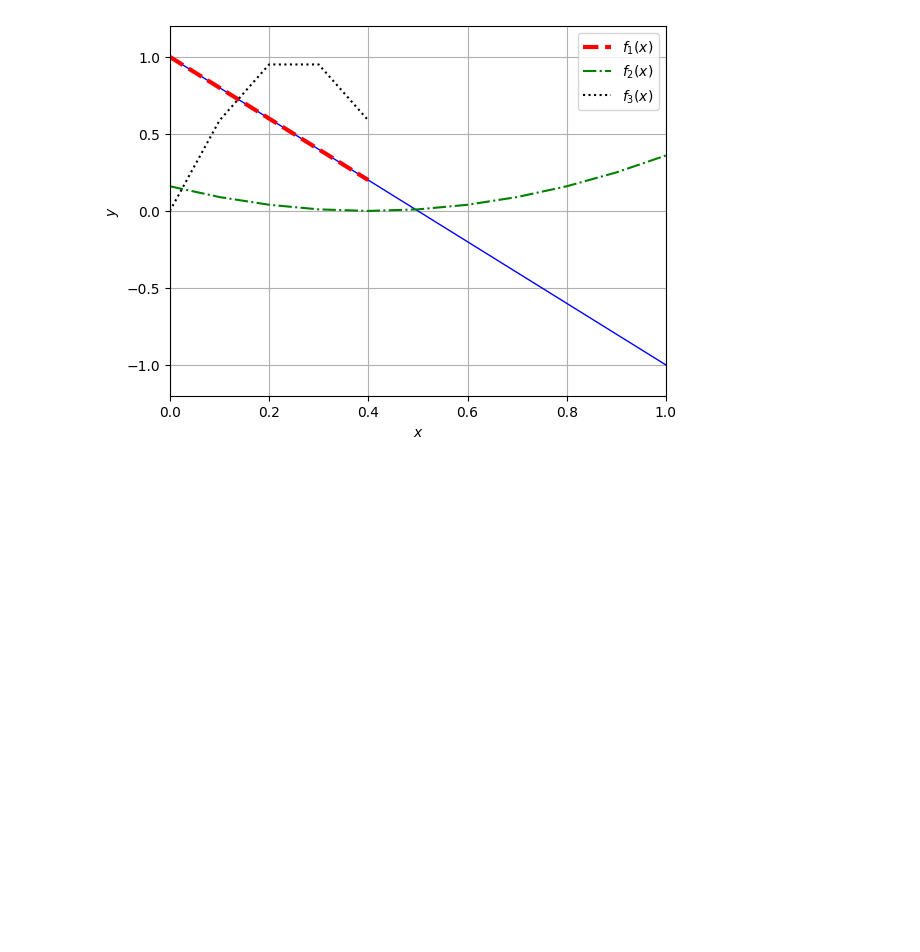
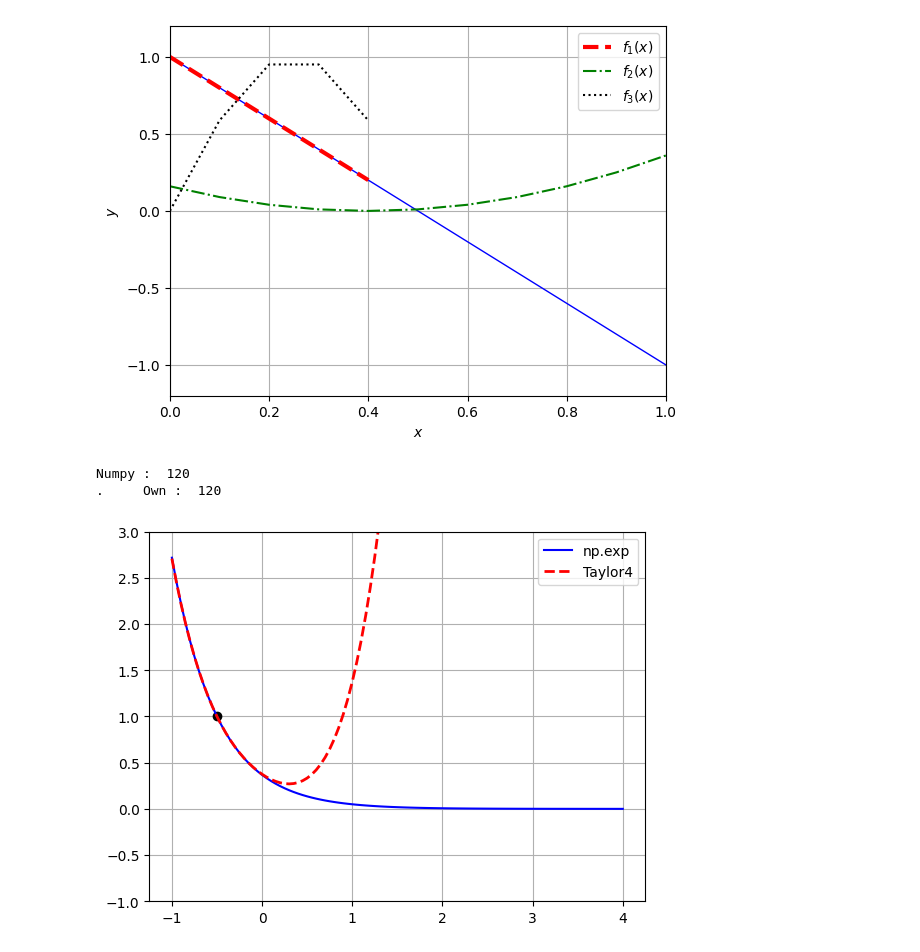
Before and after one commit to anees028/CFD_practice, a Jupyter notebook: CFD_Class.ipynb, the cells around one changed output. Saved outputs shown, nothing was run; the diff lists cells and outputs as text; code cells hidden in the pictures; blank space fills up the shorter version.

```diff
--- a/CFD_Class.ipynb
+++ b/CFD_Class.ipynb
@@ -59,3 +59,51 @@ First Element :  0.0
 Second Element :  0.1
 Last Element :  1.0
 [figure]
+# %%
+import numpy as np;
+import matplotlib.pyplot as pl;
+
+factorial = np.math.factorial
+
+#Our own factorial function
+def fac(n):
+  if n>1:
+    return n * fac(n-1);
+  else:
+    return 1
+
+print('Numpy : ', factorial(5))
+print('.     Own : ', fac(5))
+
+
+def Taylor4(xi):
+  yi = np.empty_like(xi)
+  for i in range(len(xi)):
+    #print('Taylor4: len(xi) = %i xi[i] = %1.6f' % (len(xi), i, xi[i],))
+    yi[i] = (1. -2. * (xi[i] + 0.5)
+                +4. * (xi[i] + 0.5)**2 / 2.
+                -8. * (xi[i] + 0.5)**3 / 6.
+                +16. * (xi[i] + 0.5)**4 / 24.
+             )
+  return yi
+
+x = np.linspace(-1., 4., 101)
+
+yr = np.exp(-2.*x - 1.)
+
+y4 = Taylor4(x)
+
+
+pl.plot(-0.5, 1., 'ko')
+pl.plot(x, yr, 'b-', label='np.exp')
+pl.plot(x, y4, 'r--', lw=2, label='Taylor4')
+
+pl.grid('on')
+pl.ylim([-1., 3.])
+
+pl.legend(loc='upper right')
+pl.show()
+# %% [output]
+Numpy :  120
+.     Own :  120
+[figure, added]
```
